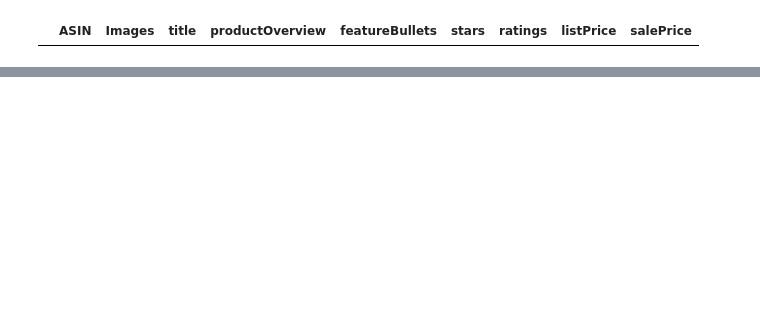
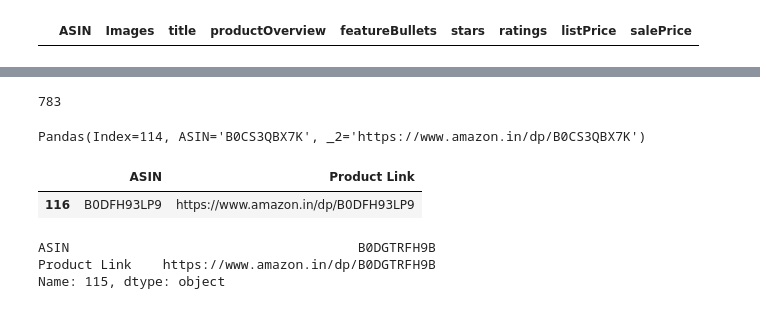
Before and after one commit to Theistic-guy/Ada, a Jupyter notebook: aryaman/notebooks/web_scraping/scraping_details.ipynb, the cells around one changed output, grey strips where cells are left out. Drawn from its saved outputs; the diff is of its cells as text; code cells hidden in the pictures; blank space fills up the shorter version.

```diff
--- a/aryaman/notebooks/web_scraping/scraping_details.ipynb
+++ b/aryaman/notebooks/web_scraping/scraping_details.ipynb
@@ -210,0 +256,4 @@ False
+# %%
+boolpool.__len__()
+# %% [output]
+783
@@ -210,0 +262,15 @@ False
+# %%
+haw[114]
+# %% [output]
+Pandas(Index=114, ASIN='B0CS3QBX7K', _2='https://www.amazon.in/dp/B0CS3QBX7K')
+# %%
+products_links[products_links['ASIN']=='B0DFH93LP9']
+# %% [output]
+|  | ASIN | Product Link |
+| 116 | B0DFH93LP9 | https://www.amazon.in/dp/B0DFH93LP9 |
+# %%
+products_links.iloc[115]
+# %% [output]
+ASIN                                     B0DGTRFH9B
+Product Link    https://www.amazon.in/dp/B0DGTRFH9B
+Name: 115, dtype: object
```
Also changed, not shown: parts of 37 cells of this notebook, 2 other files.
